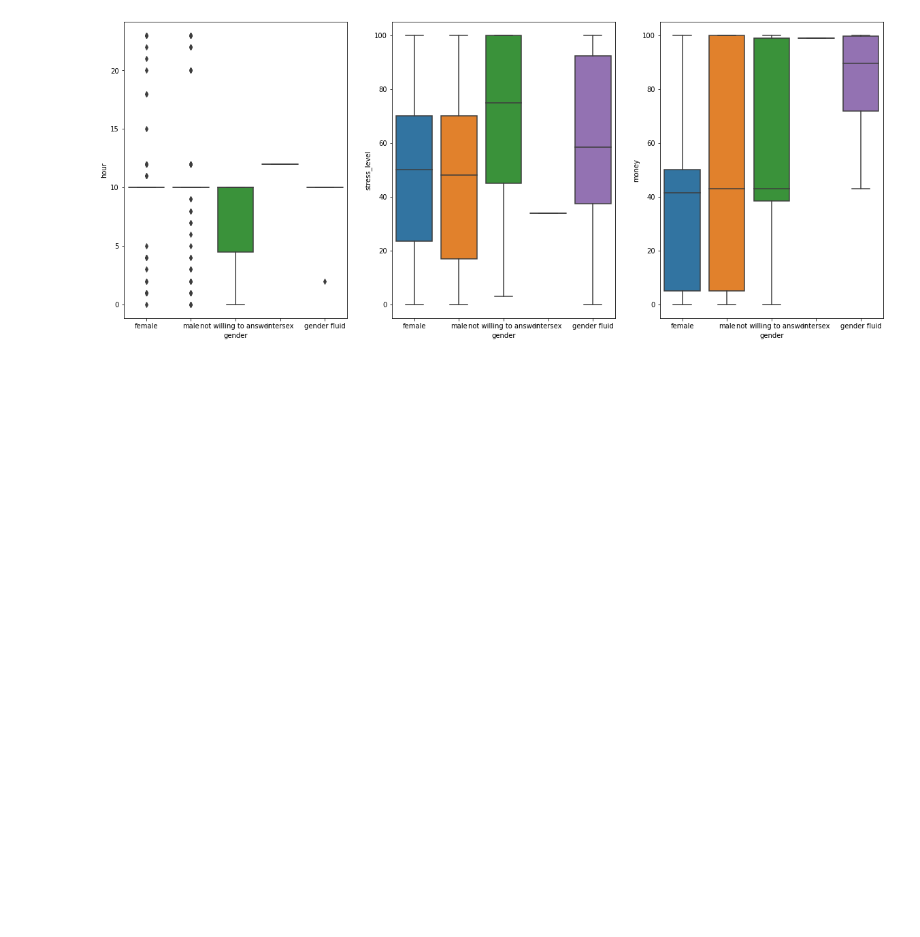
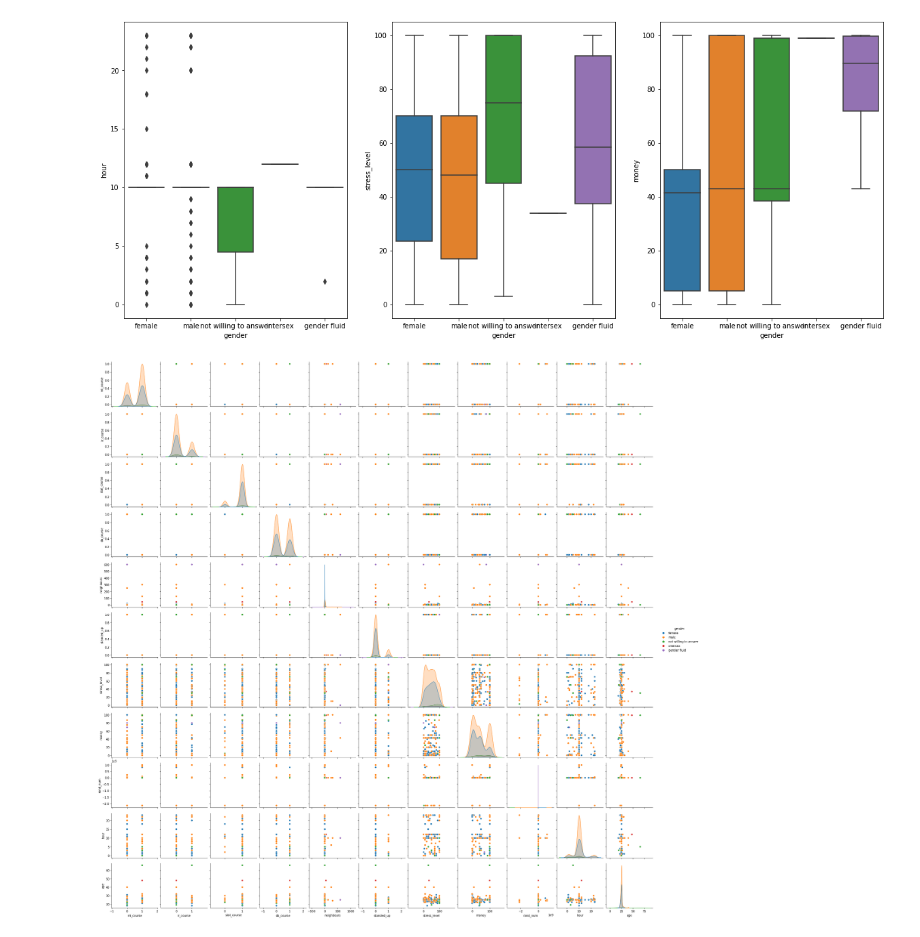
Before and after one commit to melisnv/data-mining-techniques, a Jupyter notebook: task1_explore/1A_EDDA/eda_melis.ipynb, the cells around one changed output. Cells and saved outputs as stored; diff of their text form; code cells hidden in the pictures; blank space fills up the shorter version.

Commit message:
adds plots

```diff
--- a/task1_explore/1A_EDDA/eda_melis.ipynb
+++ b/task1_explore/1A_EDDA/eda_melis.ipynb
@@ -1229,3 +1229,7 @@ sns.boxplot(x = 'gender', y = 'money', data = data)
 plt.show()
 # %% [output]
 [figure]
+# %%
+sns.pairplot(data, hue = 'gender');
+# %% [output]
+[figure, added]
```
Also changed, not shown: parts of 1 cell of this notebook.
